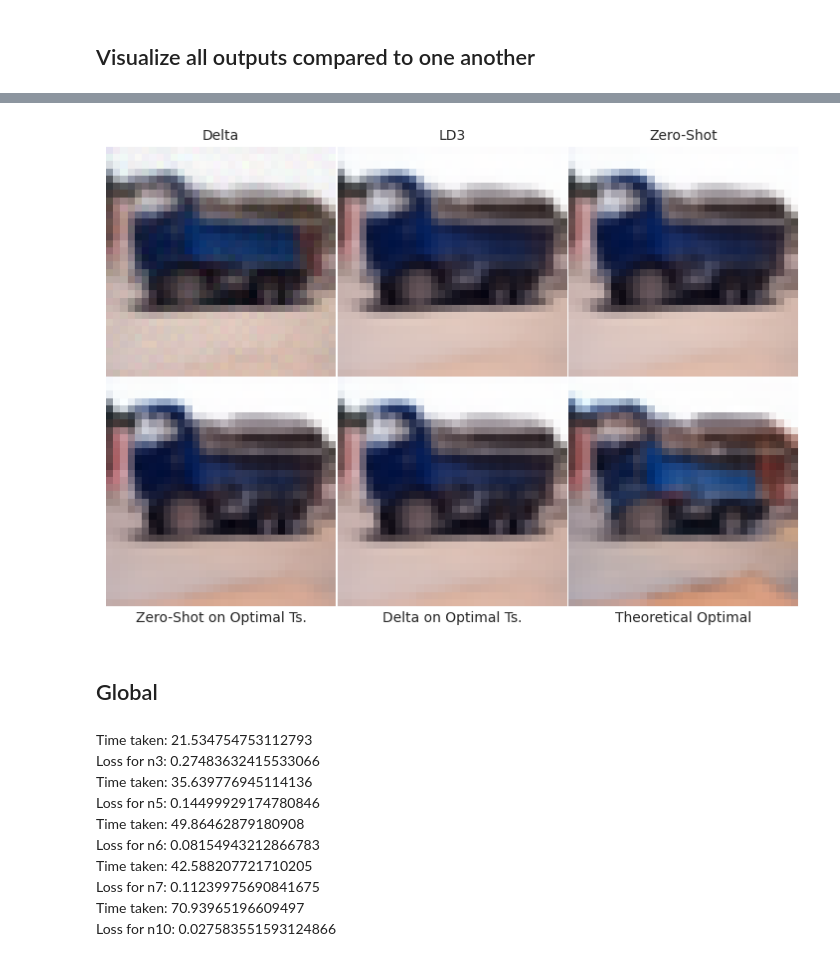
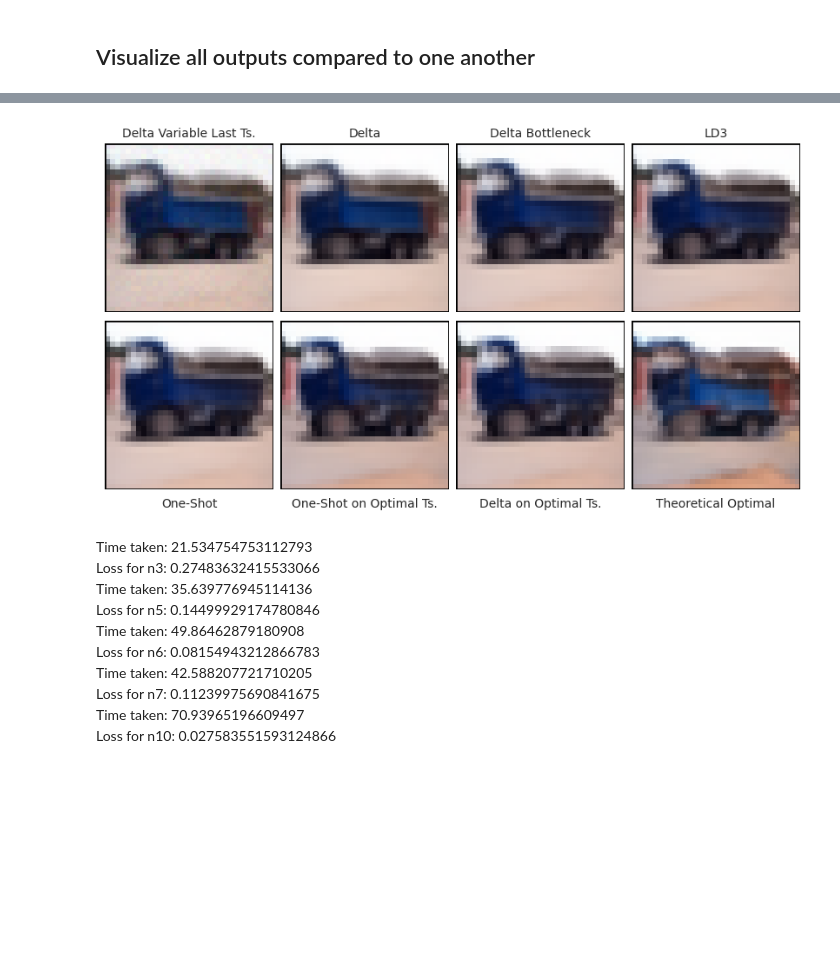
Before and after one commit to ConnorReed246/ALD3, a Jupyter notebook: CalculateFinalLPIPSAndFID.ipynb, the cells around one changed output, grey strips where cells are left out. Saved outputs shown, nothing was run; the diff lists cells and outputs as text; code cells hidden in the pictures; blank space fills up the shorter version.

```diff
--- a/CalculateFinalLPIPSAndFID.ipynb
+++ b/CalculateFinalLPIPSAndFID.ipynb
@@ -265,6 +319,13 @@ plt.show()
 # %%
+import matplotlib.pyplot as plt
+import os
+from PIL import Image
+import matplotlib.patches as patches
+
 methods_to_visualize = [
     "delta",
+    "delta_fixed_last_step",
+    "Bottleneck_Delta",
     "ld3",
     "zeroshot",
     "zeroshot_optimal",
@@ -272,44 +333,58 @@ methods_to_visualize = [
     "optimal_reproduced",
 ]
 
 cleaner_names = [
+    "Delta Variable Last Ts.",
     "Delta",
+    "Delta Bottleneck",
     "LD3",
-    "Zero-Shot",
-    "Zero-Shot on Optimal Ts.",
+    "One-Shot",
+    "One-Shot on Optimal Ts.",
     "Delta on Optimal Ts.",
     "Theoretical Optimal",
 ]
 
 n_step = 5
 i_image = 0
 reference_path = "fid-generated"
 
-rows, cols = 2, 3
-fig, axes = plt.subplots(rows, cols, figsize=(9, 6))
-fig.subplots_adjust(wspace=0, hspace=0)
+rows, cols = 2, 4
+fig_w, fig_h = 8, 4
+fig = plt.figure(figsize=(fig_w, fig_h))
+
+# Pixel spacing converted to figure-relative spacing
+dpi = fig.get_dpi()
+px_gap = 1 / dpi  # 1px in figure units
+
+cell_w = (1 - (cols - 1) * px_gap) / cols
+cell_h = (1 - 0 * px_gap) / rows  # no vertical gap between rows
 
 for idx, method in enumerate(methods_to_visualize):
     row = idx // cols
     col = idx % cols
-    ax = axes[row, col]
+
+    # Compute position
+    x0 = col * (cell_w + px_gap)
+    y0 = 1 - (row + 1) * cell_h - row * px_gap
+    ax = fig.add_axes([x0, y0, cell_w, cell_h])
 
     img_path = os.path.join(reference_path, f"{method}_n{n_step}", f"{i_image}.png")
     img = Image.open(img_path)
     ax.imshow(img)
     ax.axis("off")
 
+    # Black border
+    rect = patches.Rectangle((0, 0), 1, 1, transform=ax.transAxes,
+                             linewidth=2, edgecolor='black', facecolor='none')
+    ax.add_patch(rect)
+
+    # Labels: Top row above, bottom row below
     label = cleaner_names[idx]
-
     if row == 0:
-        # Title above image
-        ax.text(0.5, 1.02, label, fontsize=10, ha='center', va='bottom', transform=ax.transAxes)
+        fig.text(x0 + cell_w / 2, y0 + cell_h + 0.005, label, ha='center', va='bottom', fontsize=10)
     else:
-        # Title below image
-        ax.text(0.5, -0.02, label, fontsize=10, ha='center', va='top', transform=ax.transAxes)
+        fig.text(x0 + cell_w / 2, y0 - 0.015, label, ha='center', va='top', fontsize=10)
 
 plt.show()
 # %% [output]
-[figure, old version]
+[figure, new version]
-# %% [markdown]
-## Global
```
Also changed, not shown: parts of 6 cells of this notebook, 28 other files.
